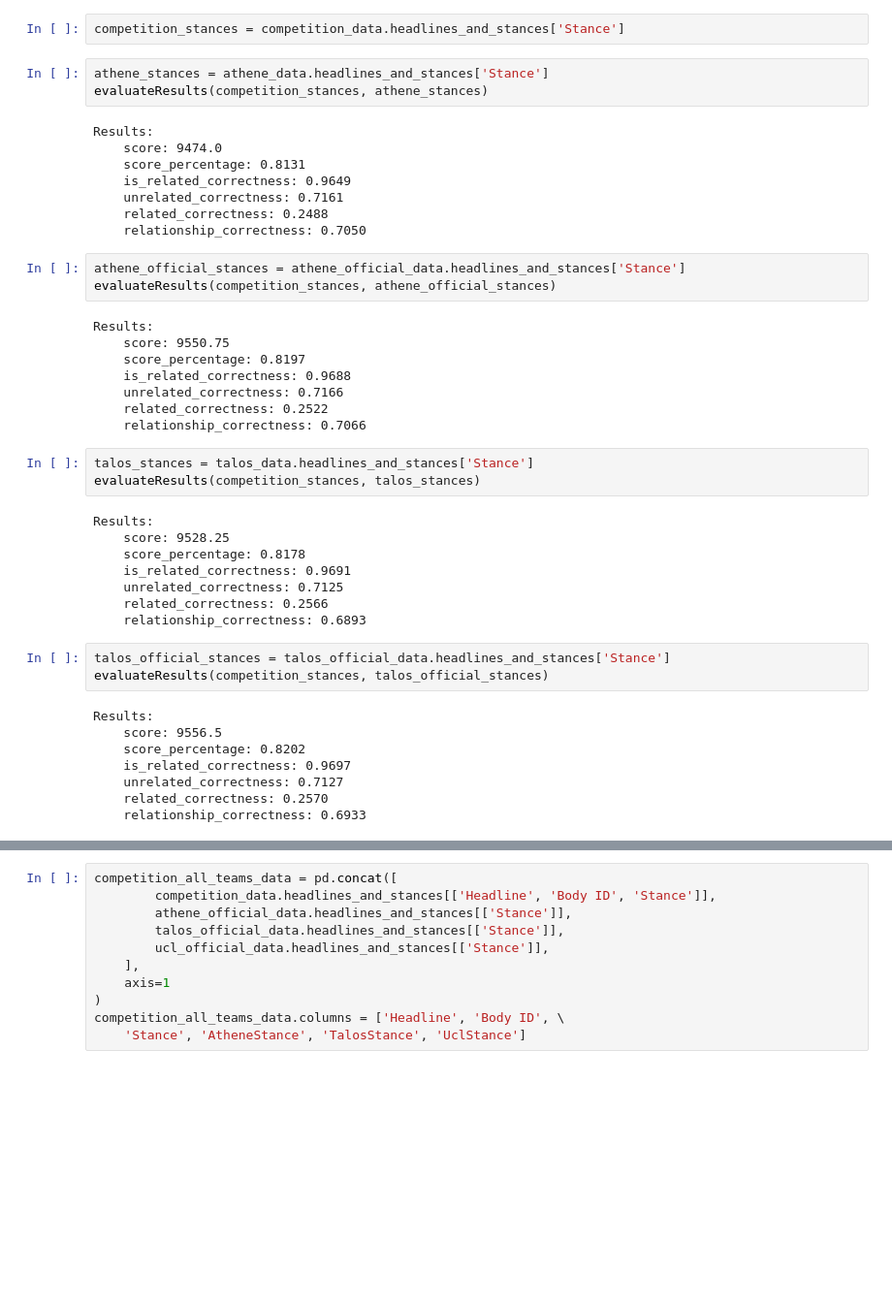
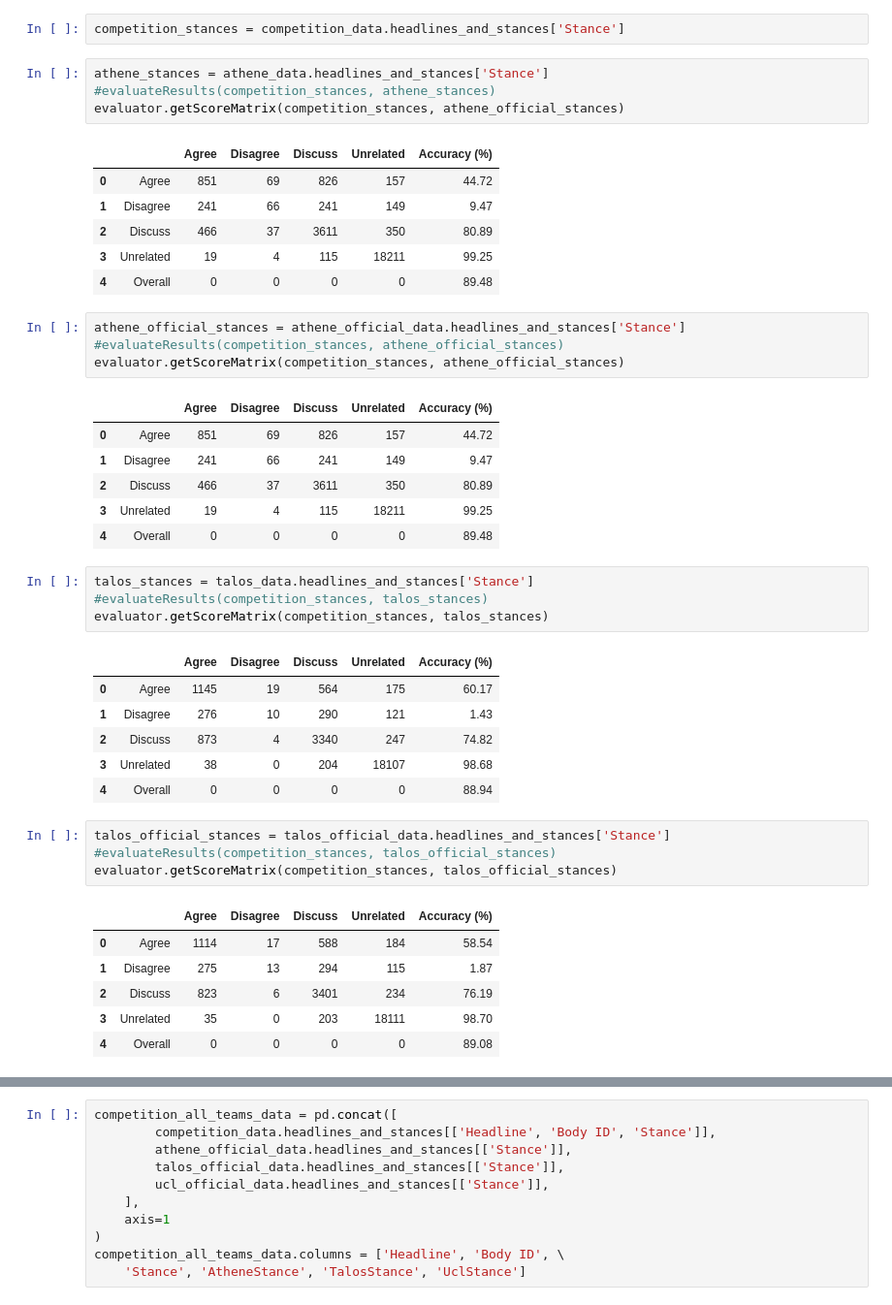
Before and after one commit to 4nds/Strojno_Ucenje_Projekt_FAIR, a Jupyter notebook: src/reproduction/reproduction.ipynb, the cells around one changed output, grey strips where cells are left out. Shown: that part at 97% size. Drawn from its saved outputs; the diff is of its cells as text; blank space fills up the shorter version.

```diff
--- a/src/reproduction/reproduction.ipynb
+++ b/src/reproduction/reproduction.ipynb
@@ -154,47 +154,47 @@ def evaluateResults(stances, prediction, decimals=4):
 competition_stances = competition_data.headlines_and_stances['Stance']
 # %%
 athene_stances = athene_data.headlines_and_stances['Stance']
-evaluateResults(competition_stances, athene_stances)
+#evaluateResults(competition_stances, athene_stances)
+evaluator.getScoreMatrix(competition_stances, athene_official_stances)
 # %% [output]
-Results:
-    score: 9474.0
-    score_percentage: 0.8131
-    is_related_correctness: 0.9649
-    unrelated_correctness: 0.7161
-    related_correctness: 0.2488
-    relationship_correctness: 0.7050
+|  |  | Agree | Disagree | Discuss | Unrelated | Accuracy (%) |
+| 0 | Agree | 851 | 69 | 826 | 157 | 44.72 |
+| 1 | Disagree | 241 | 66 | 241 | 149 | 9.47 |
+| 2 | Discuss | 466 | 37 | 3611 | 350 | 80.89 |
+| 3 | Unrelated | 19 | 4 | 115 | 18211 | 99.25 |
+| 4 | Overall | 0 | 0 | 0 | 0 | 89.48 |
 # %%
 athene_official_stances = athene_official_data.headlines_and_stances['Stance']
-evaluateResults(competition_stances, athene_official_stances)
+#evaluateResults(competition_stances, athene_official_stances)
+evaluator.getScoreMatrix(competition_stances, athene_official_stances)
 # %% [output]
-Results:
-    score: 9550.75
-    score_percentage: 0.8197
-    is_related_correctness: 0.9688
-    unrelated_correctness: 0.7166
-    related_correctness: 0.2522
-    relationship_correctness: 0.7066
+|  |  | Agree | Disagree | Discuss | Unrelated | Accuracy (%) |
+| 0 | Agree | 851 | 69 | 826 | 157 | 44.72 |
+| 1 | Disagree | 241 | 66 | 241 | 149 | 9.47 |
+| 2 | Discuss | 466 | 37 | 3611 | 350 | 80.89 |
+| 3 | Unrelated | 19 | 4 | 115 | 18211 | 99.25 |
+| 4 | Overall | 0 | 0 | 0 | 0 | 89.48 |
 # %%
 talos_stances = talos_data.headlines_and_stances['Stance']
-evaluateResults(competition_stances, talos_stances)
+#evaluateResults(competition_stances, talos_stances)
+evaluator.getScoreMatrix(competition_stances, talos_stances)
 # %% [output]
-Results:
-    score: 9528.25
-    score_percentage: 0.8178
-    is_related_correctness: 0.9691
-    unrelated_correctness: 0.7125
-    related_correctness: 0.2566
-    relationship_correctness: 0.6893
+|  |  | Agree | Disagree | Discuss | Unrelated | Accuracy (%) |
+| 0 | Agree | 1145 | 19 | 564 | 175 | 60.17 |
+| 1 | Disagree | 276 | 10 | 290 | 121 | 1.43 |
+| 2 | Discuss | 873 | 4 | 3340 | 247 | 74.82 |
+| 3 | Unrelated | 38 | 0 | 204 | 18107 | 98.68 |
+| 4 | Overall | 0 | 0 | 0 | 0 | 88.94 |
 # %%
 talos_official_stances = talos_official_data.headlines_and_stances['Stance']
-evaluateResults(competition_stances, talos_official_stances)
+#evaluateResults(competition_stances, talos_official_stances)
+evaluator.getScoreMatrix(competition_stances, talos_official_stances)
 # %% [output]
-Results:
-    score: 9556.5
-    score_percentage: 0.8202
-    is_related_correctness: 0.9697
-    unrelated_correctness: 0.7127
-    related_correctness: 0.2570
-    relationship_correctness: 0.6933
+|  |  | Agree | Disagree | Discuss | Unrelated | Accuracy (%) |
+| 0 | Agree | 1114 | 17 | 588 | 184 | 58.54 |
+| 1 | Disagree | 275 | 13 | 294 | 115 | 1.87 |
+| 2 | Discuss | 823 | 6 | 3401 | 234 | 76.19 |
+| 3 | Unrelated | 35 | 0 | 203 | 18111 | 98.70 |
+| 4 | Overall | 0 | 0 | 0 | 0 | 89.08 |
 # %%
 ucl_stances = ucl_data.headlines_and_stances['Stance']
```
Also changed, not shown: parts of 10 cells of this notebook.
